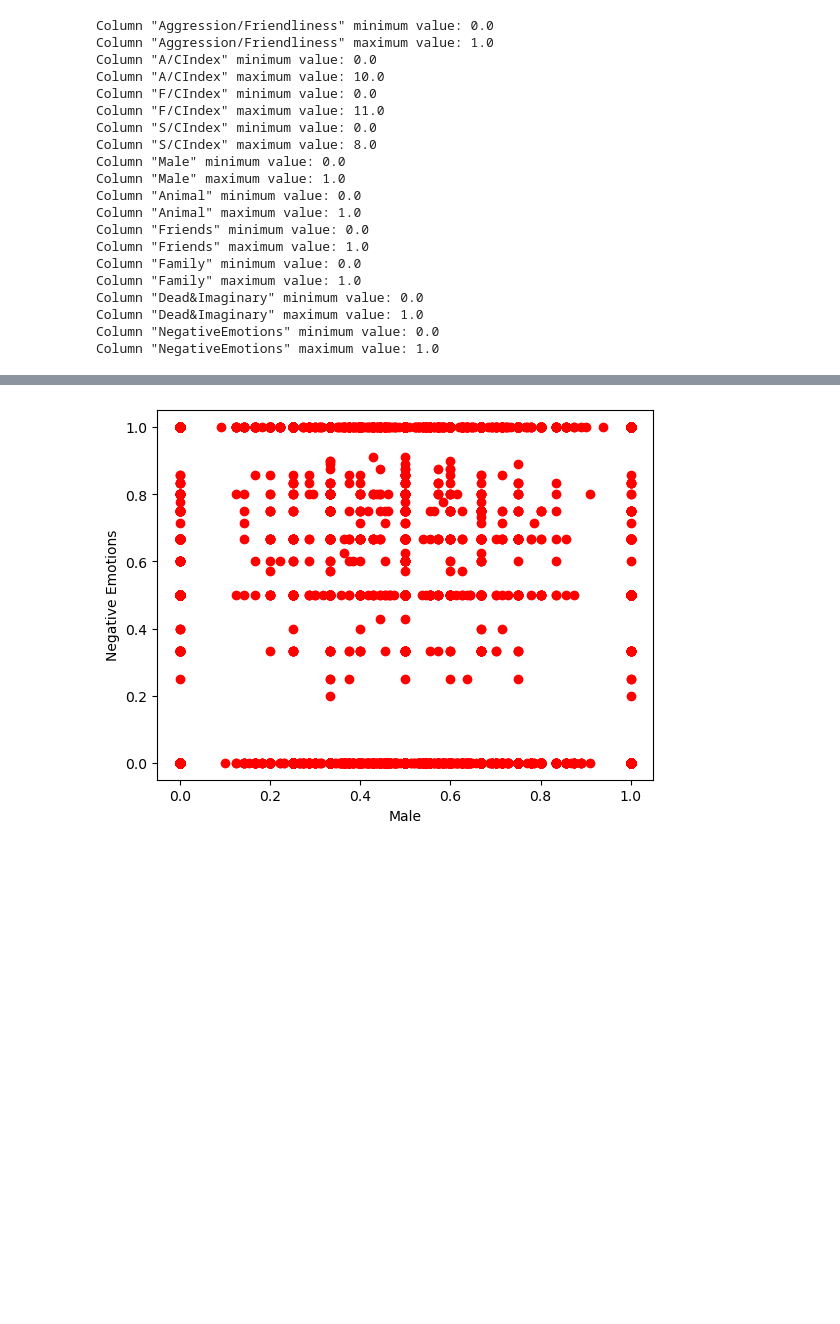
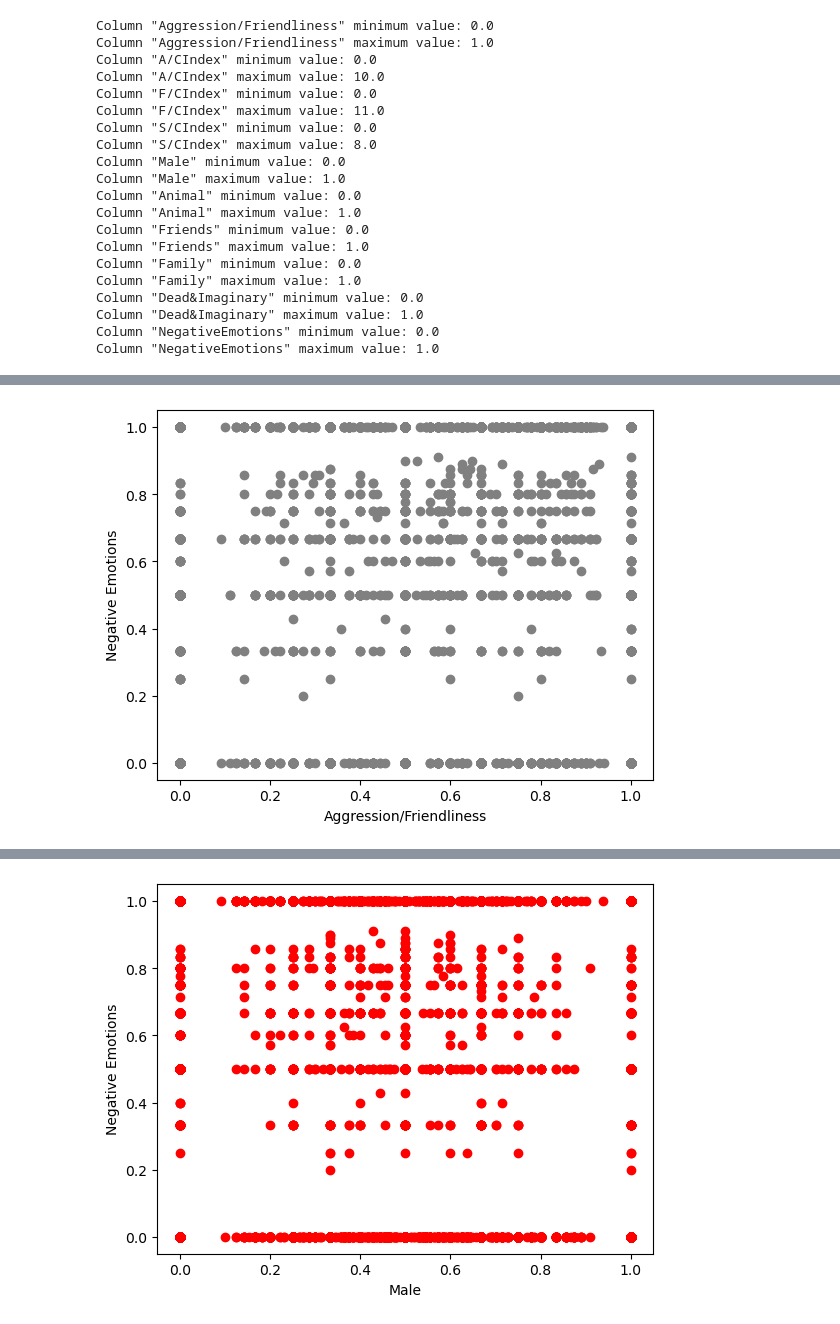
Before and after one commit to erika-ld/CPSC483-Machine-Learning-Project, a Jupyter notebook: data_preprocessing.ipynb, the cells around one changed output, grey strips where cells are left out. Drawn from its saved outputs; the diff is of its cells as text; code cells hidden in the pictures; blank space fills up the shorter version.

```diff
--- a/data_preprocessing.ipynb
+++ b/data_preprocessing.ipynb
@@ -294,0 +282,7 @@ Column "S/CIndex" maximum value: 1.0
+# %%
+plt.xlabel("Aggression/Friendliness")
+plt.ylabel("Negative Emotions")
+plt.scatter(X_train['Aggression/Friendliness'], y_train, color = 'gray')
+plt.show()
+# %% [output]
+[figure, added]
```
Also changed, not shown: parts of 18 cells of this notebook.
